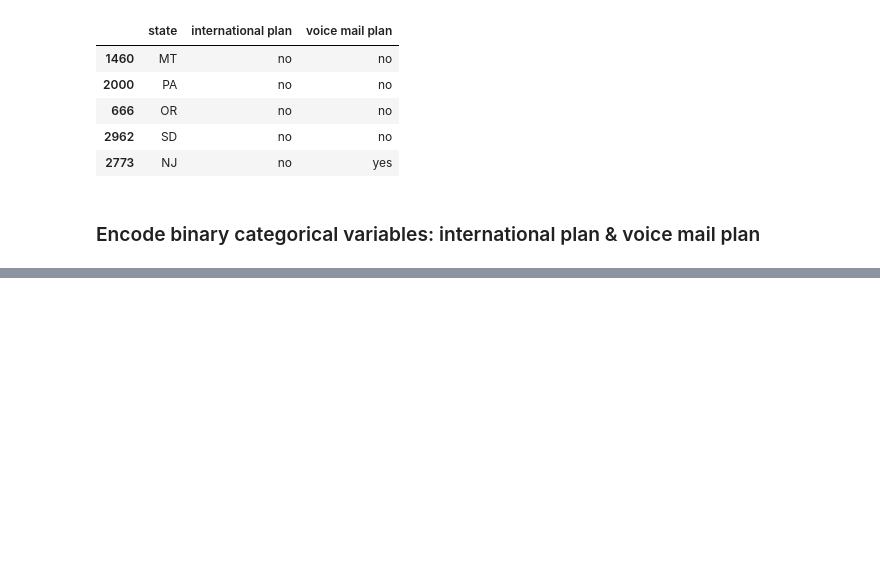
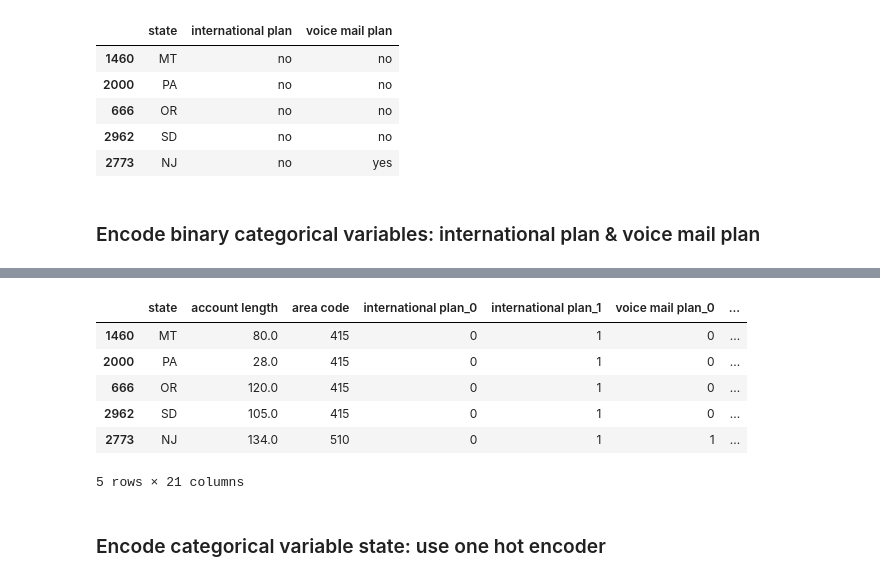
Before and after one commit to NicholasKIRUI/Moringa-Data-Science-Course-Phase-3-Project, a Jupyter notebook: index.ipynb, the cells around one changed output, grey strips where cells are left out. Drawn from its saved outputs; the diff is of its cells as text; code cells hidden in the pictures; blank space fills up the shorter version.

Commit message:
installed category_encoder and binary encoding of categorical variables

```diff
--- a/index.ipynb
+++ b/index.ipynb
@@ -1508,0 +1517,22 @@ ModuleNotFoundError: No module named 'category_encoders'
+# %%
+# encode voice mail plan variable
+
+import category_encoders as ce
+
+binary_encoder = ce.BinaryEncoder(cols=['voice mail plan'])
+
+X_train = binary_encoder.fit_transform(X_train)
+
+X_test = binary_encoder.transform(X_test)
+# %%
+X_train.head(5)
+# %% [output]
+|  | state | account length | area code | international plan_0 | international plan_1 | voice mail plan_0 | ... |
+| 1460 | MT | 80.0 | 415 | 0 | 1 | 0 | ... |
+| 2000 | PA | 28.0 | 415 | 0 | 1 | 0 | ... |
+| 666 | OR | 120.0 | 415 | 0 | 1 | 0 | ... |
+| 2962 | SD | 105.0 | 415 | 0 | 1 | 0 | ... |
+| 2773 | NJ | 134.0 | 510 | 0 | 1 | 1 | ... |
+5 rows × 21 columns
+# %% [markdown]
+### Encode categorical variable state: use one hot encoder
```
Also changed, not shown: parts of 3 cells of this notebook.
